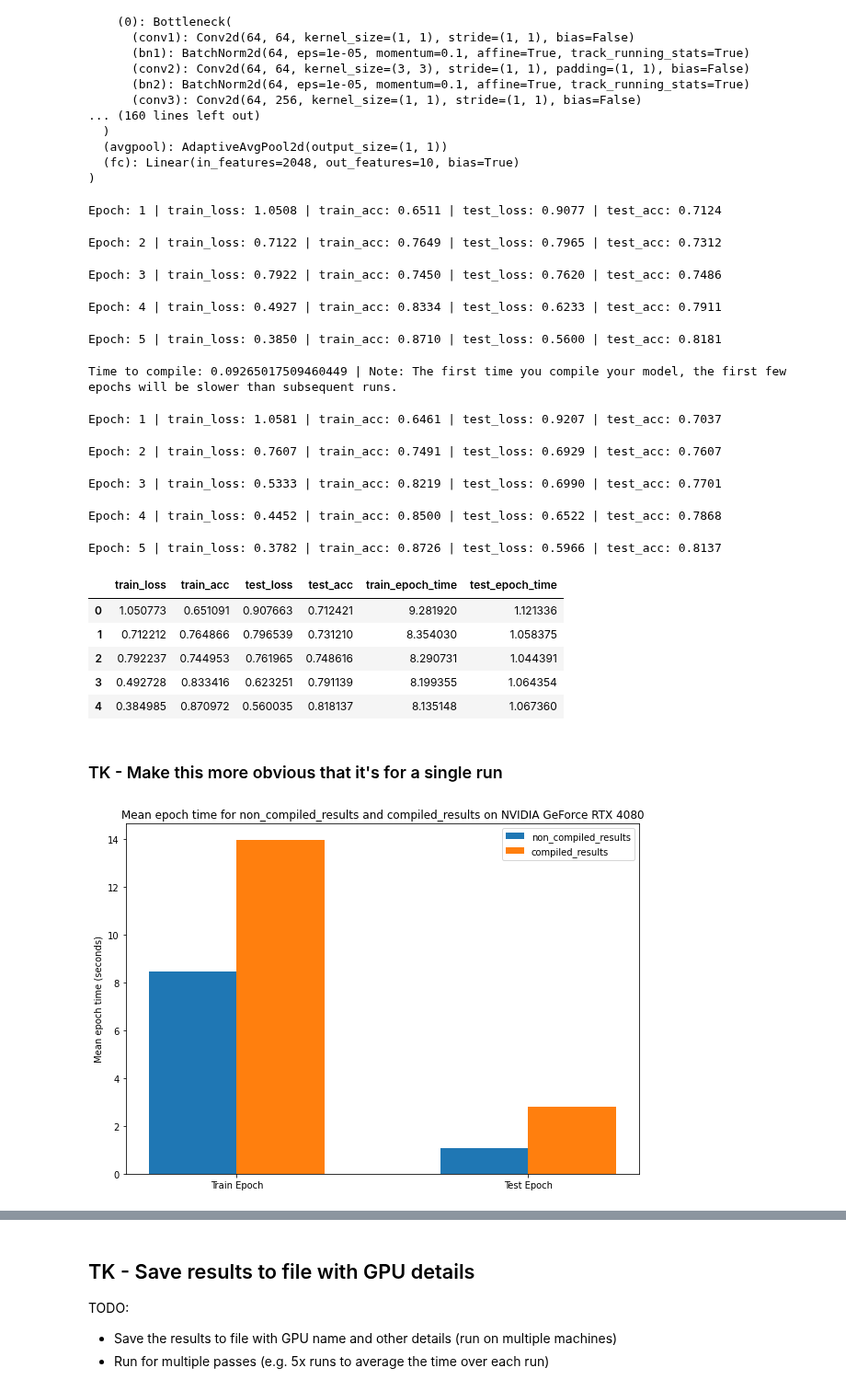
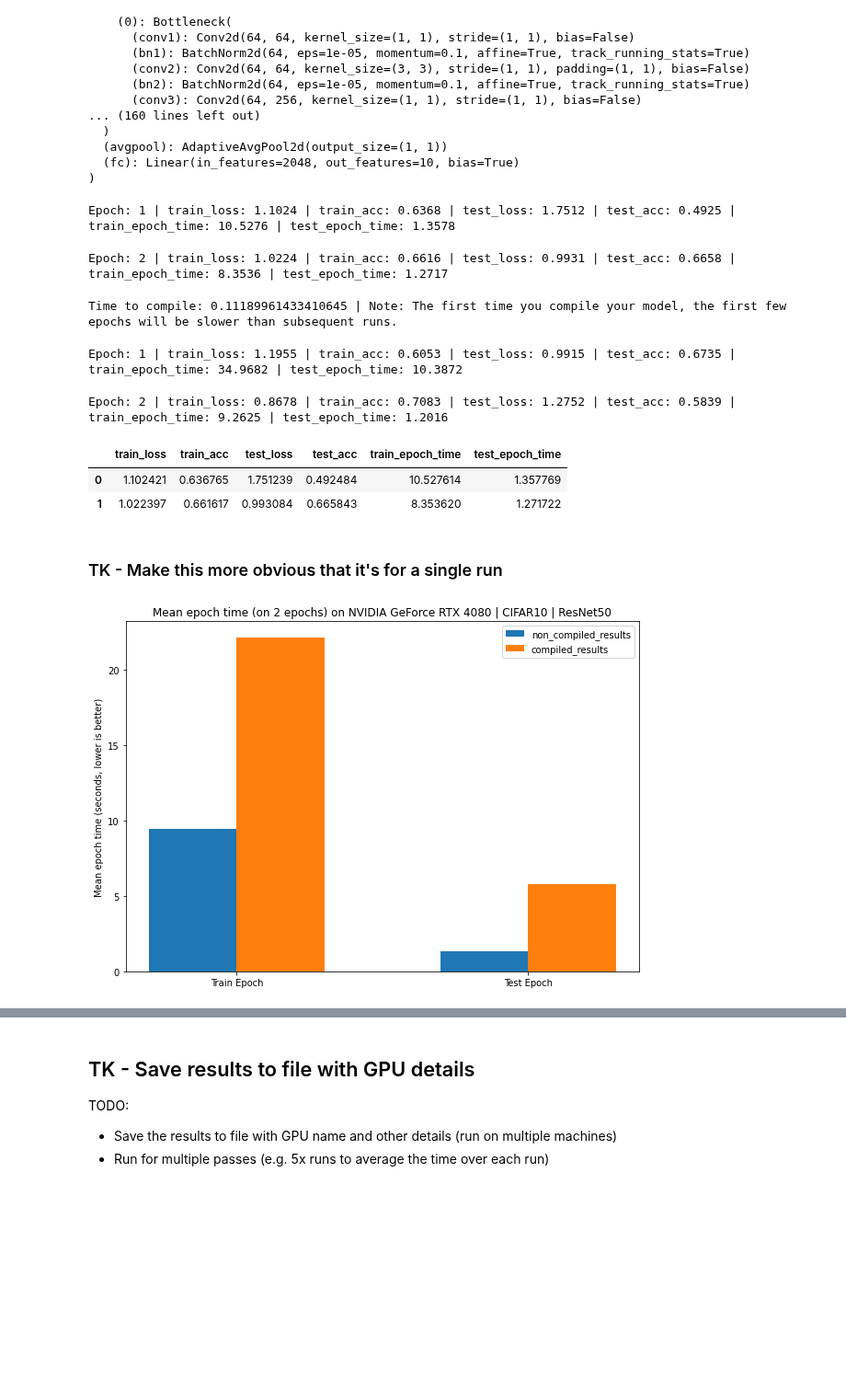
Before and after one commit to mrdbourke/pytorch-deep-learning, a Jupyter notebook: extras/pytorch_2_intro.ipynb, the cells around one changed output, grey strips where cells are left out. Shown at 92% size. Drawn from its saved outputs; the diff is of its cells as text; code cells hidden in the pictures; blank space fills up the shorter version.

Commit message:
update pytorch 2 notebook and add results

```diff
--- a/extras/pytorch_2_intro.ipynb
+++ b/extras/pytorch_2_intro.ipynb
@@ -498,7 +515,7 @@ ResNet(
   (fc): Linear(in_features=2048, out_features=10, bias=True)
 )
 # %%
-NUM_EPOCHS = 5
+NUM_EPOCHS = 2
 # %%
 model, transforms = create_model()
 model.to(device)
@@ -515,11 +532,8 @@ results = train(model=model,
                 epochs=NUM_EPOCHS,
                 device=device)
 # %% [output]
-Epoch: 1 | train_loss: 1.0508 | train_acc: 0.6511 | test_loss: 0.9077 | test_acc: 0.7124
+Epoch: 1 | train_loss: 1.1024 | train_acc: 0.6368 | test_loss: 1.7512 | test_acc: 0.4925 | train_epoch_time: 10.5276 | test_epoch_time: 1.3578
-Epoch: 2 | train_loss: 0.7122 | train_acc: 0.7649 | test_loss: 0.7965 | test_acc: 0.7312
+Epoch: 2 | train_loss: 1.0224 | train_acc: 0.6616 | test_loss: 0.9931 | test_acc: 0.6658 | train_epoch_time: 8.3536 | test_epoch_time: 1.2717
-Epoch: 3 | train_loss: 0.7922 | train_acc: 0.7450 | test_loss: 0.7620 | test_acc: 0.7486
-Epoch: 4 | train_loss: 0.4927 | train_acc: 0.8334 | test_loss: 0.6233 | test_acc: 0.7911
-Epoch: 5 | train_loss: 0.3850 | train_acc: 0.8710 | test_loss: 0.5600 | test_acc: 0.8181
 # %%
 model, transforms = create_model()
 model.to(device)
@@ -543,12 +557,9 @@ compile_results = train(model=compiled_model,
                         epochs=NUM_EPOCHS,
                         device=device)
 # %% [output]
-Time to compile: 0.09265017509460449 | Note: The first time you compile your model, the first few epochs will be slower than subsequent runs.
+Time to compile: 0.11189961433410645 | Note: The first time you compile your model, the first few epochs will be slower than subsequent runs.
-Epoch: 1 | train_loss: 1.0581 | train_acc: 0.6461 | test_loss: 0.9207 | test_acc: 0.7037
+Epoch: 1 | train_loss: 1.1955 | train_acc: 0.6053 | test_loss: 0.9915 | test_acc: 0.6735 | train_epoch_time: 34.9682 | test_epoch_time: 10.3872
-Epoch: 2 | train_loss: 0.7607 | train_acc: 0.7491 | test_loss: 0.6929 | test_acc: 0.7607
+Epoch: 2 | train_loss: 0.8678 | train_acc: 0.7083 | test_loss: 1.2752 | test_acc: 0.5839 | train_epoch_time: 9.2625 | test_epoch_time: 1.2016
-Epoch: 3 | train_loss: 0.5333 | train_acc: 0.8219 | test_loss: 0.6990 | test_acc: 0.7701
-Epoch: 4 | train_loss: 0.4452 | train_acc: 0.8500 | test_loss: 0.6522 | test_acc: 0.7868
-Epoch: 5 | train_loss: 0.3782 | train_acc: 0.8726 | test_loss: 0.5966 | test_acc: 0.8137
 # %%
 # Create the graphs of results and compiled_results
 import pandas as pd
@@ -558,42 +569,39 @@ compile_results_df = pd.DataFrame(compile_results)
 results_df.head()
 # %% [output]
 |  | train_loss | train_acc | test_loss | test_acc | train_epoch_time | test_epoch_time |
-| 0 | 1.050773 | 0.651091 | 0.907663 | 0.712421 | 9.281920 | 1.121336 |
-| 1 | 0.712212 | 0.764866 | 0.796539 | 0.731210 | 8.354030 | 1.058375 |
-| 2 | 0.792237 | 0.744953 | 0.761965 | 0.748616 | 8.290731 | 1.044391 |
-| 3 | 0.492728 | 0.833416 | 0.623251 | 0.791139 | 8.199355 | 1.064354 |
-| 4 | 0.384985 | 0.870972 | 0.560035 | 0.818137 | 8.135148 | 1.067360 |
+| 0 | 1.102421 | 0.636765 | 1.751239 | 0.492484 | 10.527614 | 1.357769 |
+| 1 | 1.022397 | 0.661617 | 0.993084 | 0.665843 | 8.353620 | 1.271722 |
 # %% [markdown]
 ### TK - Make this more obvious that it's for a single run
 # %%
 mean_train_epoch_time = results_df.train_epoch_time.mean()
 mean_test_epoch_time = results_df.test_epoch_time.mean()
 mean_results = [mean_train_epoch_time, mean_test_epoch_time]
 
 mean_compile_train_epoch_time = compile_results_df.train_epoch_time.mean()
 mean_compile_test_epoch_time = compile_results_df.test_epoch_time.mean()
 mean_compile_results = [mean_compile_train_epoch_time, mean_compile_test_epoch_time]
 
 # Create a bar plot of the mean train and test epoch time for both results and compiled_results
 # Make both bars appear on the same plot
 import matplotlib.pyplot as plt
 import numpy as np
 
 plt.figure(figsize=(10, 7))
 width = 0.3
 x_indicies = np.arange(len(mean_results))
 
 plt.bar(x=x_indicies, height=mean_results, width=width, label="non_compiled_results")
 plt.bar(x=x_indicies + width, height=mean_compile_results, width=width, label="compiled_results")
 plt.xticks(x_indicies + width / 2, ("Train Epoch", "Test Epoch"))
-plt.ylabel("Mean epoch time (seconds)")
+plt.ylabel("Mean epoch time (seconds, lower is better)")
 # TK - make this title include dataset/model information for a better idea of what's happening
-plt.title(f"Mean epoch time for non_compiled_results and compiled_results on {gpu_name}")
+plt.title(f"Mean epoch time (on {NUM_EPOCHS} epochs) on {gpu_name} | {dataset_name} | {model_name}")
 plt.legend();
 
 # mean_train_epoch_time, mean_compile_train_epoch_time
 # %% [output]
-[figure, old version]
+[figure, new version]
 # %%
 mean_test_epoch_time, mean_compile_test_epoch_time
 # %% [output]
```
Also changed, not shown: parts of 17 cells of this notebook, 4 other files.
